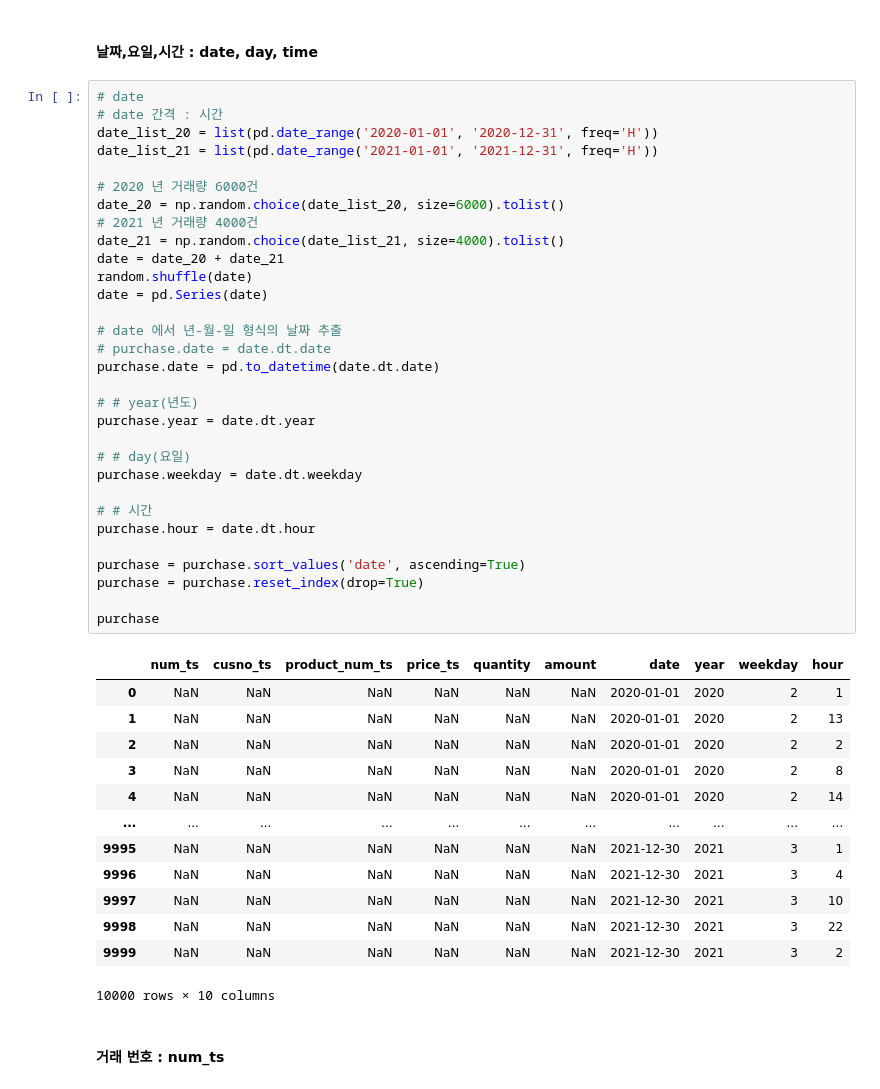
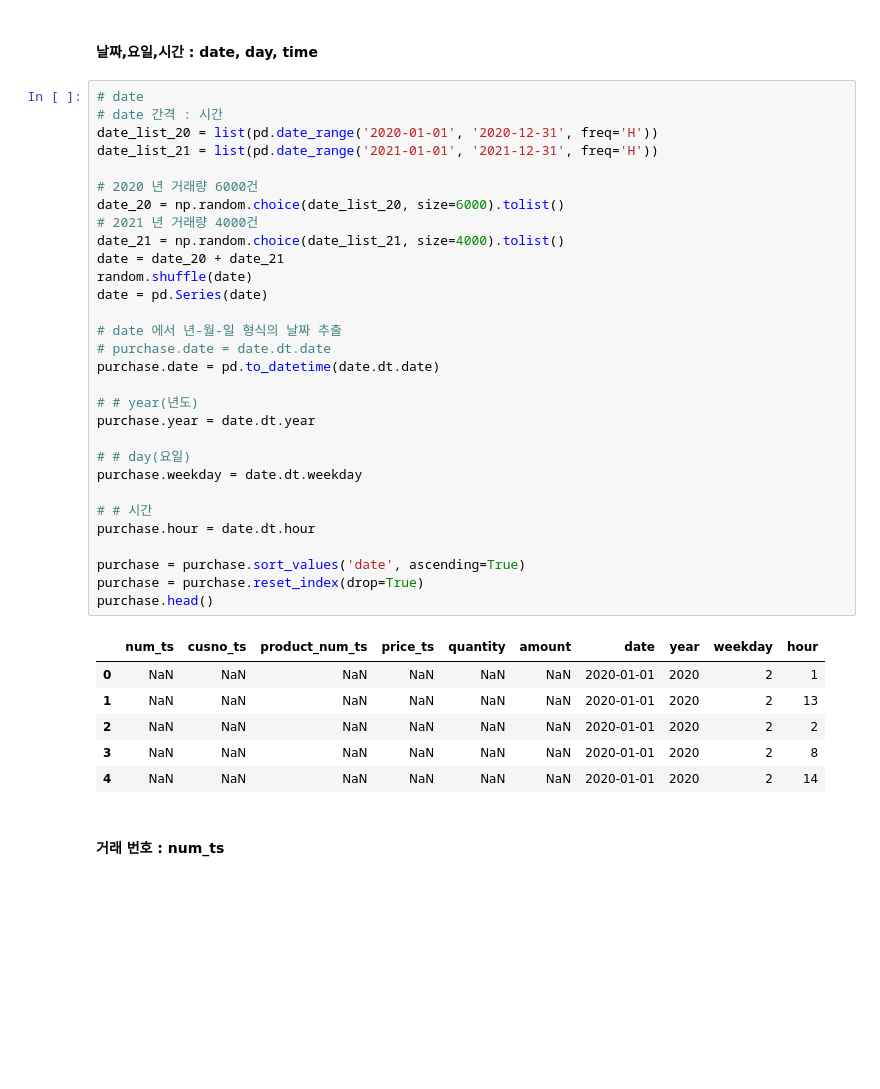
Before and after one commit to zivary/Working-with-data, a Jupyter notebook: 고객거래데이터_cakd_07_맛집트레블러.ipynb, the cells around one changed output. Saved outputs shown, nothing was run; the diff lists cells and outputs as text; blank space fills up the shorter version.

```diff
--- a/고객거래데이터_cakd_07_맛집트레블러.ipynb
+++ b/고객거래데이터_cakd_07_맛집트레블러.ipynb
@@ -158,42 +158,34 @@ date_list_21 = list(pd.date_range('2021-01-01', '2021-12-31', freq='H'))
 # 2020 년 거래량 6000건
 date_20 = np.random.choice(date_list_20, size=6000).tolist()
 # 2021 년 거래량 4000건
 date_21 = np.random.choice(date_list_21, size=4000).tolist()
 date = date_20 + date_21
 random.shuffle(date)
 date = pd.Series(date)
 
 # date 에서 년-월-일 형식의 날짜 추출
 # purchase.date = date.dt.date
 purchase.date = pd.to_datetime(date.dt.date)
 
 # # year(년도)
 purchase.year = date.dt.year
 
 # # day(요일)
 purchase.weekday = date.dt.weekday
 
 # # 시간
 purchase.hour = date.dt.hour
 
 purchase = purchase.sort_values('date', ascending=True)
 purchase = purchase.reset_index(drop=True)
-
-purchase
+purchase.head()
 # %% [output]
 |  | num_ts | cusno_ts | product_num_ts | price_ts | quantity | amount | date | year | weekday | hour |
 | 0 | NaN | NaN | NaN | NaN | NaN | NaN | 2020-01-01 | 2020 | 2 | 1 |
 | 1 | NaN | NaN | NaN | NaN | NaN | NaN | 2020-01-01 | 2020 | 2 | 13 |
 | 2 | NaN | NaN | NaN | NaN | NaN | NaN | 2020-01-01 | 2020 | 2 | 2 |
 | 3 | NaN | NaN | NaN | NaN | NaN | NaN | 2020-01-01 | 2020 | 2 | 8 |
 | 4 | NaN | NaN | NaN | NaN | NaN | NaN | 2020-01-01 | 2020 | 2 | 14 |
-| ... | ... | ... | ... | ... | ... | ... | ... | ... | ... | ... |
-| 9995 | NaN | NaN | NaN | NaN | NaN | NaN | 2021-12-30 | 2021 | 3 | 1 |
-| 9996 | NaN | NaN | NaN | NaN | NaN | NaN | 2021-12-30 | 2021 | 3 | 4 |
-| 9997 | NaN | NaN | NaN | NaN | NaN | NaN | 2021-12-30 | 2021 | 3 | 10 |
-| 9998 | NaN | NaN | NaN | NaN | NaN | NaN | 2021-12-30 | 2021 | 3 | 22 |
-| 9999 | NaN | NaN | NaN | NaN | NaN | NaN | 2021-12-30 | 2021 | 3 | 2 |
-10000 rows × 10 columns
 # %% [markdown]
 #### 거래 번호 : num_ts
 # %%
```
Also changed, not shown: parts of 51 cells of this notebook.
